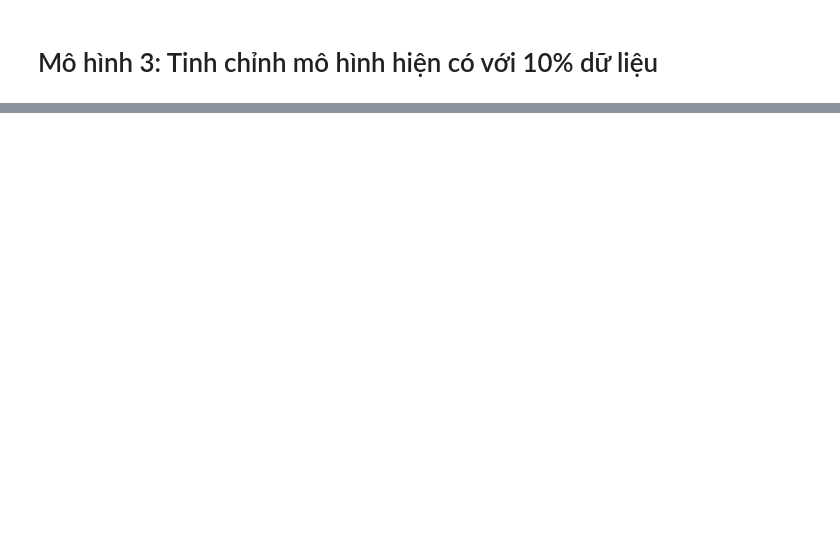
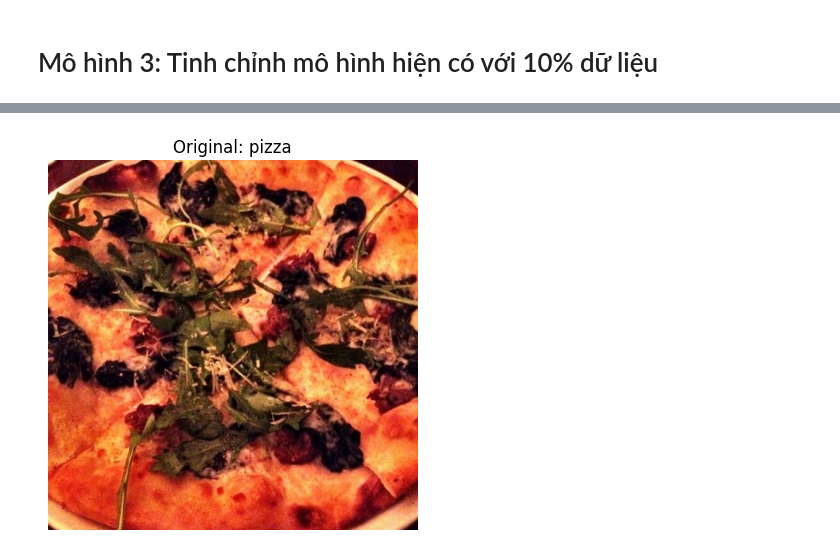
Before and after one commit to namtoptall/DataScience, a Jupyter notebook: transfer2.ipynb, the cells around one changed output, grey strips where cells are left out. Cells and saved outputs as stored; diff of their text form; code cells hidden in the pictures; blank space fills up the shorter version.

```diff
--- a/transfer2.ipynb
+++ b/transfer2.ipynb
@@ -659,2 +712,4 @@ print(np.array(results_10_percent_data_aug) - np.array(loaded_weights_model_resu
 # %% [markdown]
 # Mô hình 3: Tinh chỉnh mô hình hiện có với 10% dữ liệu
+# %%
+base_model.trainable = True
@@ -660,0 +1011,16 @@ print(np.array(results_10_percent_data_aug) - np.array(loaded_weights_model_resu
+# %%
+# Cài đặt ModelCheckpoint để lưu trọng số mô hình sau mỗi epoch
+checkpoint_callback = tf.keras.callbacks.ModelCheckpoint(
+    filepath="ten_percent_model_checkpoints_weights/checkpoint.ckpt",  # Đường dẫn lưu trọng số
+    save_weights_only=True,  # Chỉ lưu trọng số, không lưu cấu trúc mô hình
+    save_best_only=False,  # Lưu trọng số sau mỗi epoch mà không phân biệt tốt nhất
+    save_freq="epoch",  # Tần suất lưu là sau mỗi epoch
+    verbose=1)
+
+# compile the model
+model.compile(loss="categorical_crossentropy",
+              optimizer=tf.keras.optimizers.Adam(),
+              metrics=["accuracy"])
+# Huấn luyện mô hình với callback lưu trọng số
+history = model.fit(train_data_10_percent, epochs=10, validation_data=test_data,
+                    callbacks=[checkpoint_callback])
@@ -660,0 +1047,13 @@ print(np.array(results_10_percent_data_aug) - np.array(loaded_weights_model_resu
+# %%
+# Mở khóa 20 layer cuối cùng để tinh chỉnh
+base_model.trainable = True
+for layer in base_model.layers[:-20]:
+    layer.trainable = False
+
+# Biên dịch lại mô hình với learning rate thấp hơn cho tinh chỉnh
+model.compile(loss="categorical_crossentropy",
+              optimizer=tf.keras.optimizers.Adam(learning_rate=0.0001),  # Giảm learning rate
+              metrics=["accuracy"])
+
+# Tinh chỉnh mô hình
+history_fine_20 = model.fit(train_data_10_percent, epochs=10, validation_data=test_data)
@@ -660,0 +1081,9 @@ print(np.array(results_10_percent_data_aug) - np.array(loaded_weights_model_resu
+# %%
+for layer in base_model.layers[:-30]:
+    layer.trainable = False
+
+model.compile(loss="categorical_crossentropy",
+              optimizer=tf.keras.optimizers.Adam(learning_rate=0.0001),
+              metrics=["accuracy"])
+
+history_fine_30 = model.fit(train_data_10_percent, epochs=10, validation_data=test_data)
@@ -660,0 +1111,5 @@ print(np.array(results_10_percent_data_aug) - np.array(loaded_weights_model_resu
+# %%
+# plot the result
+show_and_predict(model, "pizza")
+# %% [output]
+[figure, added]
```
Also changed, not shown: parts of 58 cells of this notebook.
